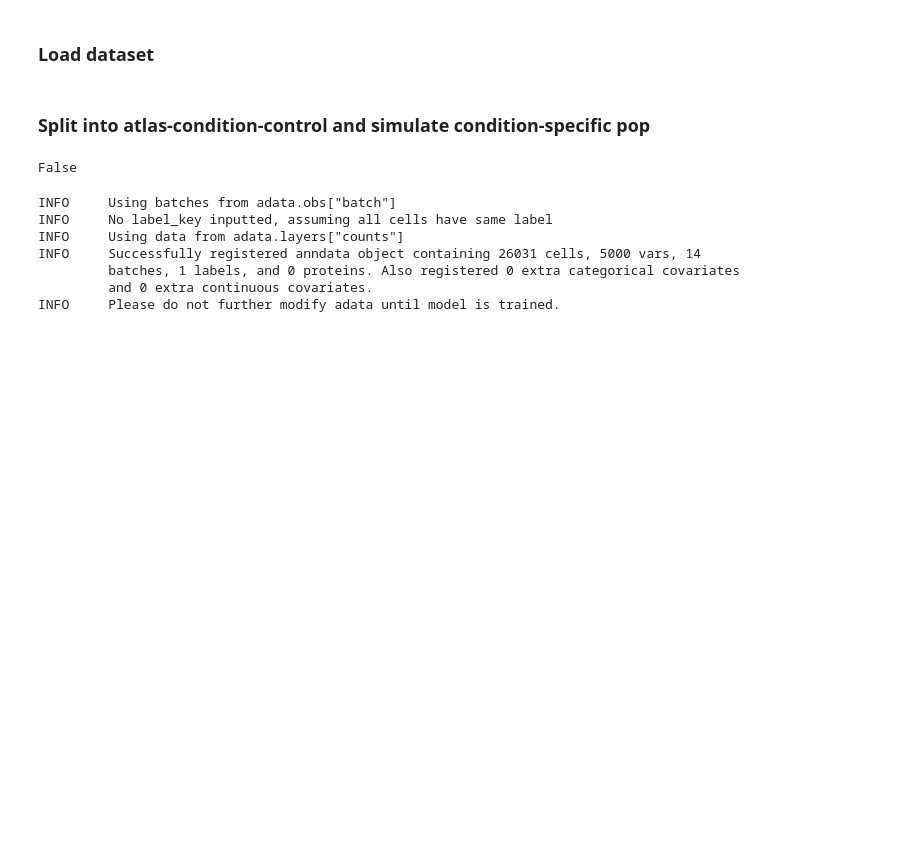
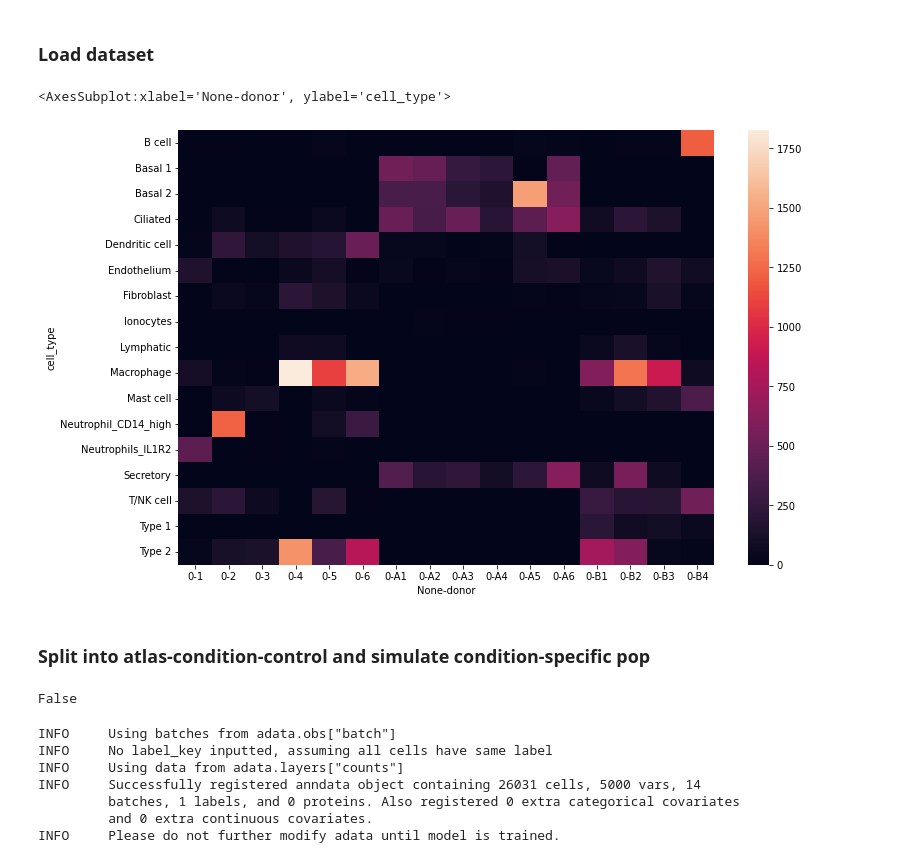
Before and after one commit to MarioniLab/oor_design_reproducibility, a Jupyter notebook: notebooks/lung_demo.ipynb, the cells around one changed output. Drawn from its saved outputs; the diff is of its cells as text; code cells hidden in the pictures; blank space fills up the shorter version.

```diff
--- a/notebooks/lung_demo.ipynb
+++ b/notebooks/lung_demo.ipynb
@@ -40,6 +39,14 @@ adata = sc.read(
     "data/lung_atlas.h5ad",
     backup_url="https://figshare.com/ndownloader/files/24539942",
 )
+# %%
+ct_counts = adata.obs[['cell_type', 'donor']].groupby(['cell_type', 'donor']).size().reset_index()
+wide_ct_counts = ct_counts.pivot(index='cell_type',columns='donor')
+plt.rcParams['figure.figsize'] = [12,8]
+sns.heatmap(wide_ct_counts)
+# %% [output]
+<AxesSubplot:xlabel='None-donor', ylabel='cell_type'>
+[figure, added]
 # %% [markdown]
 ### Split into atlas-condition-control and simulate condition-specific pop
 # %%
```
Also changed, not shown: parts of 2 cells of this notebook, 1 other file.
